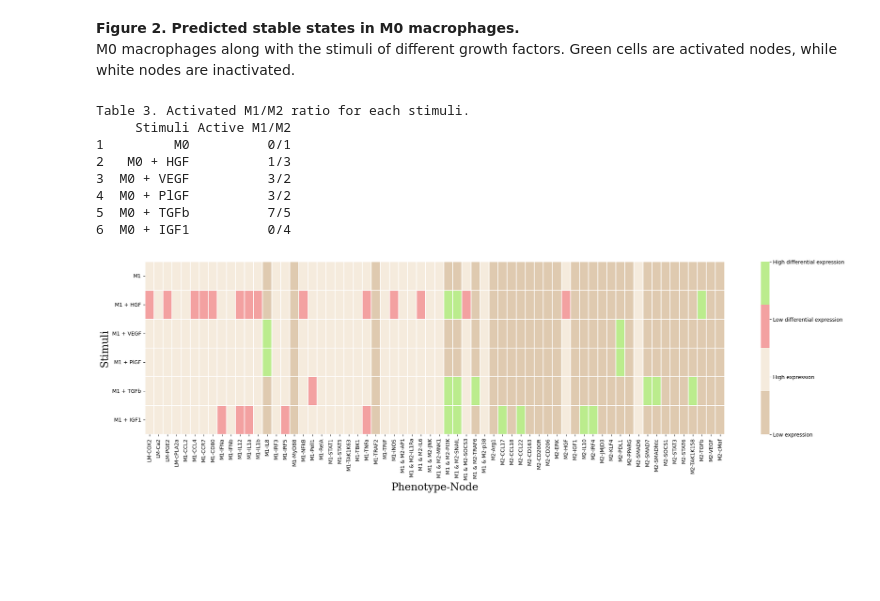
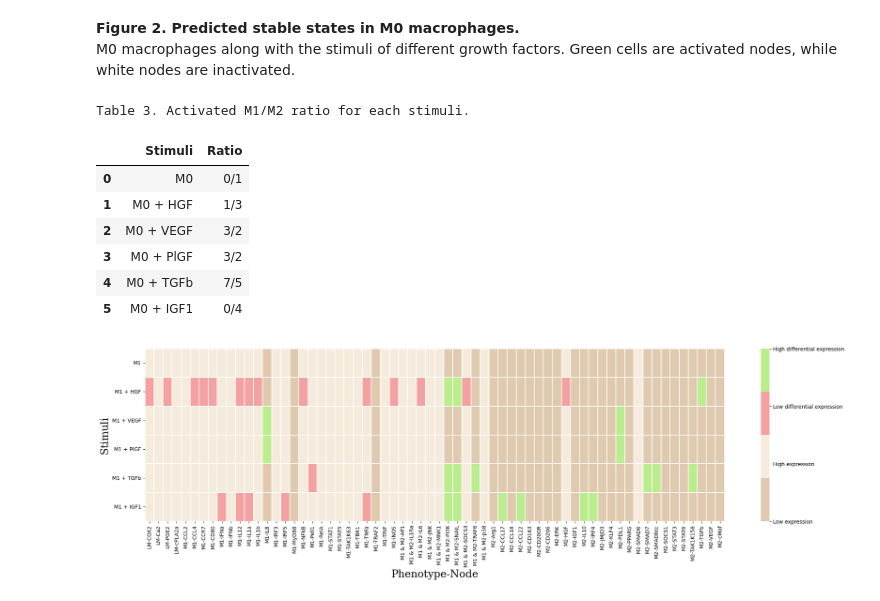
Before and after one commit to Karinaovedal/Master-thesis, a Jupyter notebook: GF_effects.ipynb, the cells around one changed output. Drawn from its saved outputs; the diff is of its cells as text; code cells hidden in the pictures; blank space fills up the shorter version.

Commit message:
Created ratio(df,stimuli_list) function
Cleaned the code for the ratio analysis, where it now simply calls the function.

```diff
--- a/GF_effects.ipynb
+++ b/GF_effects.ipynb
@@ -300,51 +316,23 @@ plt.show()
 **Figure 2. Predicted stable states in M0 macrophages.**
 <br>M0 macrophages along with the stimuli of different growth factors.
 Green cells are activated nodes, while white nodes are inactivated.
-# %%
-# Creating a dictionary
-ratios_dict = {}
-
-# Going through each row (stimulus)
-for stimulus in results['level_0'].unique(): # ['M0' 'M0 + HGF' 'M0 + VEGF' 'M0 + PlGF' 'M0 + TGFb' 'M0 + IGF1']
-    stimulus_df = results[results['level_0'] == stimulus].loc[:, pd.IndexSlice[:, M1_M2_nodes]]
-
-    # Filtering
-    M1_nodes_filter = pd.IndexSlice['M1', M1_nodes]
-    M2_nodes_filter = pd.IndexSlice['M2', M2_nodes]
-
-    # Counting the active M1 and M2 nodes for each row
-    m1_count = stimulus_df.loc[:, M1_nodes_filter].apply(lambda x: sum(x == 1), axis=1)
-    m2_count = stimulus_df.loc[:, M2_nodes_filter].apply(lambda x: sum(x == 1), axis=1)
-
-    # Initializing ratio as a series of zeros
-    ratio = m1_count.astype(str) + '/' + m2_count.astype(str)
-
-    # Storing the ratio in the dictionary
-    ratios_dict[stimulus] = ratio
-
-# Converting the dictionary to a Dataframe
-ratios_df = pd.DataFrame.from_dict(ratios_dict)
-
-# Melting the DataFrame
-df_melted = ratios_df.melt(var_name='Stimuli', value_name='Active M1/M2')
-
-# Dropping NaN rows
-df_melted.dropna(inplace=True)
-
-# Changing the row indexes
-df_melted.index = ['1', '2', '3', '4', '5','6']
-
-print("""Table 3. Activated M1/M2 ratio for each stimuli.""")
-print(df_melted)
-# %% [output]
-Table 3. Activated M1/M2 ratio for each stimuli.
-     Stimuli Active M1/M2
-1         M0          0/1
-2   M0 + HGF          1/3
-3  M0 + VEGF          3/2
-4  M0 + PlGF          3/2
-5  M0 + TGFb          7/5
-6  M0 + IGF1          0/4
+# %%
+# CALCULATING THE RATIO OF ACTIVATED M1 VS M2 NODES
+
+# Creating a list of stimulis
+stimulis = ['M0', 'M0 + HGF', 'M0 + VEGF', 'M0 + PlGF', 'M0 + TGFb', 'M0 + IGF1']
+
+print("""Table 3. Activated M1/M2 ratio for each stimuli.""")
+ratio(M0data, stimulis)
+# %% [output]
+Table 3. Activated M1/M2 ratio for each stimuli.
+|  | Stimuli | Ratio |
+| 0 | M0 | 0/1 |
+| 1 | M0 + HGF | 1/3 |
+| 2 | M0 + VEGF | 3/2 |
+| 3 | M0 + PlGF | 3/2 |
+| 4 | M0 + TGFb | 7/5 |
+| 5 | M0 + IGF1 | 0/4 |
 # %%
 # Setting initial states with growth factors HGF, VEGF, PlGF, TGFb, IGF1 along with M1 phenotype stimuli.
 # Selecting only the output nodes.
```
Also changed, not shown: parts of 7 cells of this notebook.
